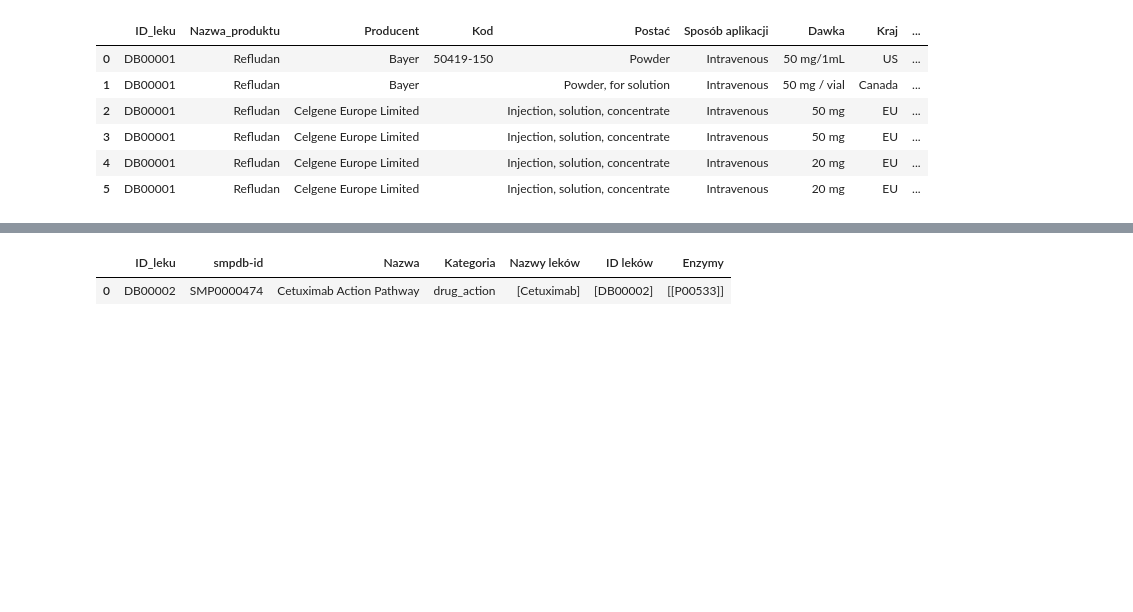
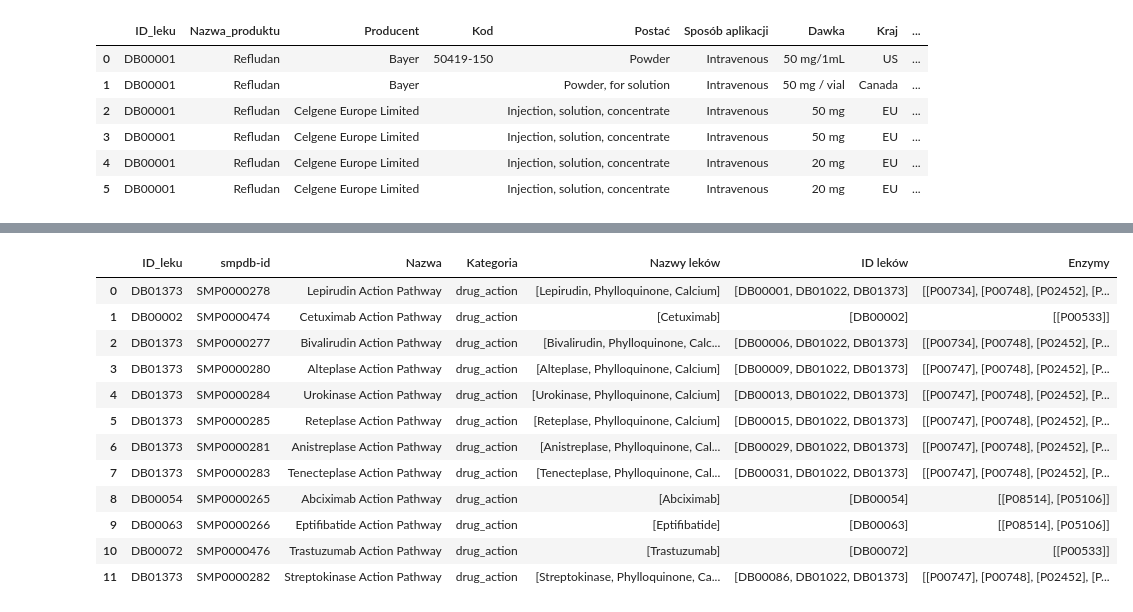
Before and after one commit to pstol123/drugbank-explorer, a Jupyter notebook: 1.ipynb, the cells around one changed output, grey strips where cells are left out. Cells and saved outputs as stored; diff of their text form; code cells hidden in the pictures; blank space fills up the shorter version.

```diff
--- a/1.ipynb
+++ b/1.ipynb
@@ -185,47 +185,39 @@ with open("drugbank_partial.xml", 'r') as file:
 soup = BeautifulSoup(xml_page, 'xml')
 data = soup.find_all(lambda lek: lek.name == 'drug' and lek.has_attr('xmlns'))
 
-def znajdz_szlaki(id):
-    lek = None
-    for lek_przeg in data:
-        #print(lek_przeg.find(lambda atr: atr.name == 'drugbank-id' and atr.has_attr('primary')))
-        id_przeg = lek_przeg.find(lambda atr: atr.name == 'drugbank-id' and atr.has_attr('primary')).text
-        if(id_przeg == id):
-            lek = lek_przeg
-            break
+def znajdz_szlaki():
+    wiersze = []
+    for lek in data:
+        grupy_szlakow = lek.find_all('pathways')
+        for lista_szlakow in grupy_szlakow:
+            szlaki = lista_szlakow.find_all('pathway')
+            for szlak in szlaki:
+                nazwy_lekow = []
+                id_lekow = []
+                enzymy = []
 
-    if(lek == None):
-        print("Podano błędne id.")
-        return
+                for leki in szlak.find_all('drugs'):
+                    for lek in leki.find_all('drug'):
+                        nazwy_lekow.append(lek.find('name').text)
+                        id_lekow.append(lek.find('drugbank-id').text)
 
-    wiersze = []
-    grupy_szlakow = lek.find_all('pathways')
-    for lista_szlakow in grupy_szlakow:
-        szlaki = lista_szlakow.find_all('pathway')
-        for szlak in szlaki:
-            nazwy_lekow = []
-            id_lekow = []
-            enzymy = []
+                for enzym in szlak.find_all('enzymes'):
+                    enzymy += enzym.find_all('uniprot-id')
 
-            for leki in szlak.find_all('drugs'):
-                for lek in leki.find_all('drug'):
-                    nazwy_lekow.append(lek.find('name').text)
-                    id_lekow.append(lek.find('drugbank-id').text)
+                szlak_info = {
+                    "ID_leku" : lek.find("drugbank-id").text,
+                    "smpdb-id" : szlak.find("smpdb-id").text,
+                    "Nazwa" : szlak.find("name").text,
+                    "Kategoria" : szlak.find("category").text,
+                    "Nazwy leków" :  nazwy_lekow,
+                    "ID leków" : id_lekow,
+                    "Enzymy" : enzymy
+                }
+                wiersze.append(szlak_info)
+    wynik = pd.DataFrame(wiersze)
+    return wynik, wynik.shape[0]
 
-            for enzym in szlak.find_all('enzymes'):
-                enzymy += enzym.find_all('uniprot-id')
-
-            szlak_info = {
-                "ID_leku" : id,
-                "smpdb-id" : szlak.find("smpdb-id").text,
-                "Nazwa" : szlak.find("name").text,
-                "Kategoria" : szlak.find("category").text,
-                "Nazwy leków" :  nazwy_lekow,
-                "ID leków" : id_lekow,
-                "Enzymy" : enzymy
-            }
-            wiersze.append(szlak_info)
-    return pd.DataFrame(wiersze)
-
-znajdz_szlaki('DB00003')
+wyn = znajdz_szlaki()
+print(wyn[1])
+wyn[0]
 # %% [output]
@@ -232,2 +225,13 @@ znajdz_szlaki('DB00003')
 |  | ID_leku | smpdb-id | Nazwa | Kategoria | Nazwy leków | ID leków | Enzymy |
-| 0 | DB00002 | SMP0000474 | Cetuximab Action Pathway | drug_action | [Cetuximab] | [DB00002] | [[P00533]] |
+| 0 | DB01373 | SMP0000278 | Lepirudin Action Pathway | drug_action | [Lepirudin, Phylloquinone, Calcium] | [DB00001, DB01022, DB01373] | [[P00734], [P00748], [P02452], [P... |
+| 1 | DB00002 | SMP0000474 | Cetuximab Action Pathway | drug_action | [Cetuximab] | [DB00002] | [[P00533]] |
+| 2 | DB01373 | SMP0000277 | Bivalirudin Action Pathway | drug_action | [Bivalirudin, Phylloquinone, Calc... | [DB00006, DB01022, DB01373] | [[P00734], [P00748], [P02452], [P... |
+| 3 | DB01373 | SMP0000280 | Alteplase Action Pathway | drug_action | [Alteplase, Phylloquinone, Calcium] | [DB00009, DB01022, DB01373] | [[P00747], [P00748], [P02452], [P... |
+| 4 | DB01373 | SMP0000284 | Urokinase Action Pathway | drug_action | [Urokinase, Phylloquinone, Calcium] | [DB00013, DB01022, DB01373] | [[P00747], [P00748], [P02452], [P... |
+| 5 | DB01373 | SMP0000285 | Reteplase Action Pathway | drug_action | [Reteplase, Phylloquinone, Calcium] | [DB00015, DB01022, DB01373] | [[P00747], [P00748], [P02452], [P... |
+| 6 | DB01373 | SMP0000281 | Anistreplase Action Pathway | drug_action | [Anistreplase, Phylloquinone, Cal... | [DB00029, DB01022, DB01373] | [[P00747], [P00748], [P02452], [P... |
+| 7 | DB01373 | SMP0000283 | Tenecteplase Action Pathway | drug_action | [Tenecteplase, Phylloquinone, Cal... | [DB00031, DB01022, DB01373] | [[P00747], [P00748], [P02452], [P... |
+| 8 | DB00054 | SMP0000265 | Abciximab Action Pathway | drug_action | [Abciximab] | [DB00054] | [[P08514], [P05106]] |
+| 9 | DB00063 | SMP0000266 | Eptifibatide Action Pathway | drug_action | [Eptifibatide] | [DB00063] | [[P08514], [P05106]] |
+| 10 | DB00072 | SMP0000476 | Trastuzumab Action Pathway | drug_action | [Trastuzumab] | [DB00072] | [[P00533]] |
+| 11 | DB01373 | SMP0000282 | Streptokinase Action Pathway | drug_action | [Streptokinase, Phylloquinone, Ca... | [DB00086, DB01022, DB01373] | [[P00747], [P00748], [P02452], [P... |
```
Also changed, not shown: parts of 2 cells of this notebook.
